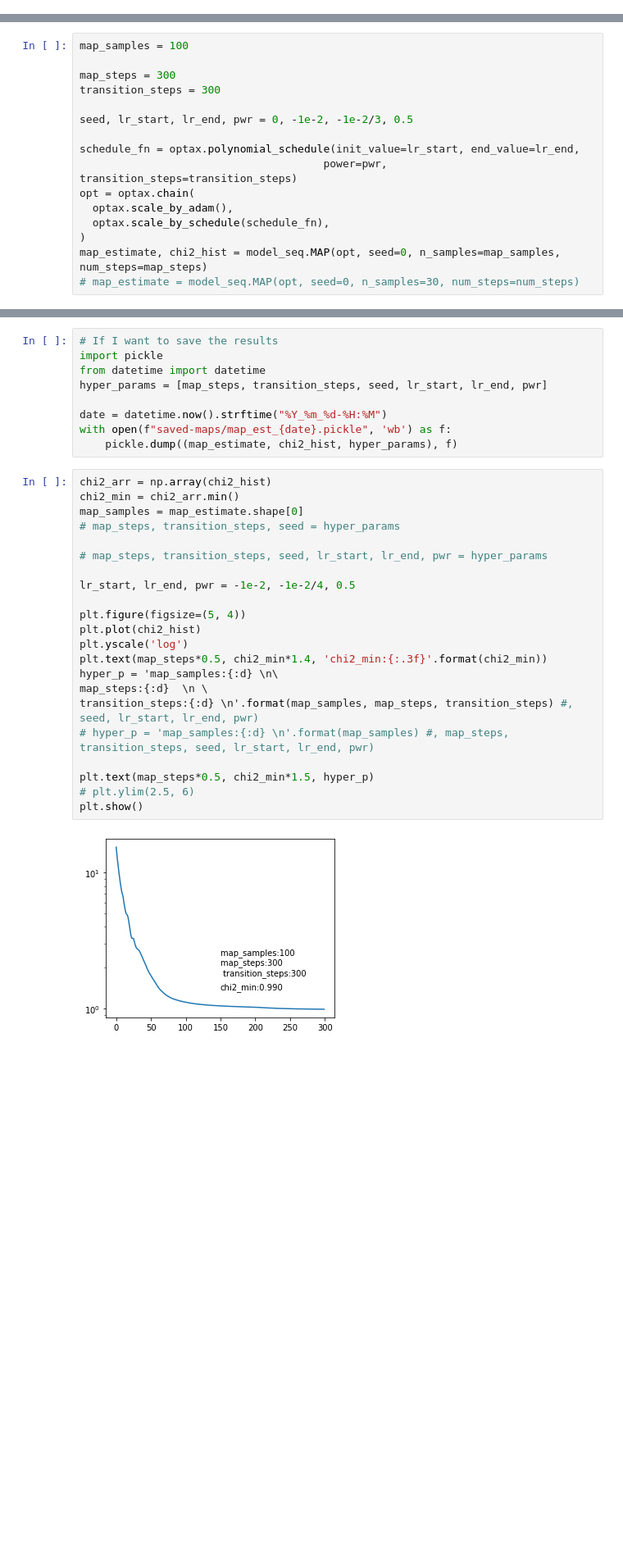
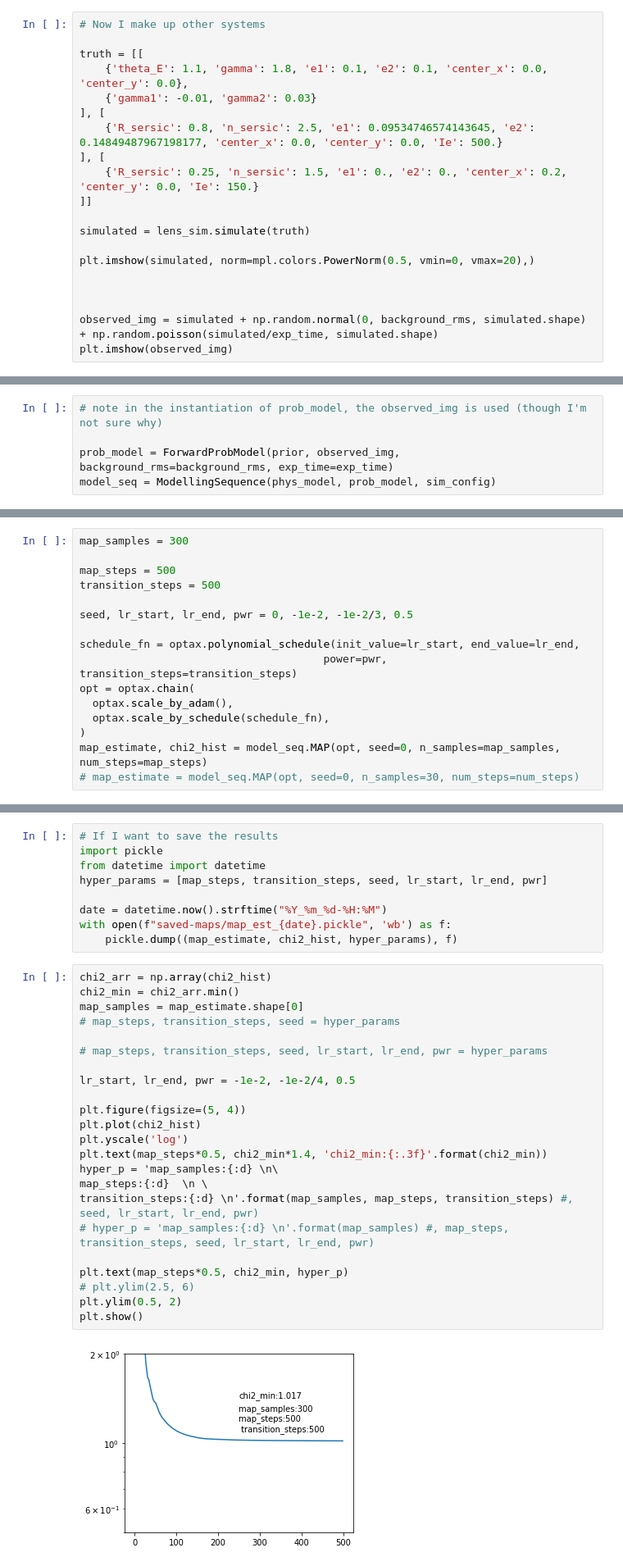
Before and after one commit to giga-lens/gigalens, a Jupyter notebook: jax-demo-dev.ipynb, the cells around one changed output, grey strips where cells are left out. Shown: that part at 82% size. Cells and saved outputs as stored; diff of their text form; blank space fills up the shorter version.

```diff
--- a/jax-demo-dev.ipynb
+++ b/jax-demo-dev.ipynb
@@ -133,0 +169,20 @@ plt.imshow(lens_sim.simulate(truth), norm=mpl.colors.PowerNorm(0.5, vmin=0, vmax
+# %%
+# Now I make up other systems
+
+truth = [[
+    {'theta_E': 1.1, 'gamma': 1.8, 'e1': 0.1, 'e2': 0.1, 'center_x': 0.0, 'center_y': 0.0},
+    {'gamma1': -0.01, 'gamma2': 0.03}
+], [
+    {'R_sersic': 0.8, 'n_sersic': 2.5, 'e1': 0.09534746574143645, 'e2': 0.14849487967198177, 'center_x': 0.0, 'center_y': 0.0, 'Ie': 500.}
+], [
+    {'R_sersic': 0.25, 'n_sersic': 1.5, 'e1': 0., 'e2': 0., 'center_x': 0.2, 'center_y': 0.0, 'Ie': 150.}
+]]
+
+simulated = lens_sim.simulate(truth)
+
+plt.imshow(simulated, norm=mpl.colors.PowerNorm(0.5, vmin=0, vmax=20),)
+
+
+
+observed_img = simulated + np.random.normal(0, background_rms, simulated.shape) + np.random.poisson(simulated/exp_time, simulated.shape)
+plt.imshow(observed_img)
@@ -134 +199,6 @@ plt.imshow(lens_sim.simulate(truth), norm=mpl.colors.PowerNorm(0.5, vmin=0, vmax
+# %%
+# note in the instantiation of prob_model, the observed_img is used (though I'm not sure why)
+
+prob_model = ForwardProbModel(prior, observed_img, background_rms=background_rms, exp_time=exp_time)
+model_seq = ModellingSequence(phys_model, prob_model, sim_config)
 # %%
@@ -153,8 +250,8 @@ Chi-square: 0.9812517
 # %%
-map_samples = 100
+map_samples = 300
 
-map_steps = 300
-transition_steps = 300
+map_steps = 500
+transition_steps = 500
 
 seed, lr_start, lr_end, pwr = 0, -1e-2, -1e-2/3, 0.5
 
@@ -180,27 +277,28 @@ with open(f"saved-maps/map_est_{date}.pickle", 'wb') as f:
 # %%
 chi2_arr = np.array(chi2_hist)
 chi2_min = chi2_arr.min()
 map_samples = map_estimate.shape[0]
 # map_steps, transition_steps, seed = hyper_params
 
 # map_steps, transition_steps, seed, lr_start, lr_end, pwr = hyper_params
 
 lr_start, lr_end, pwr = -1e-2, -1e-2/4, 0.5
 
 plt.figure(figsize=(5, 4))
 plt.plot(chi2_hist)
 plt.yscale('log')
 plt.text(map_steps*0.5, chi2_min*1.4, 'chi2_min:{:.3f}'.format(chi2_min))
 hyper_p = 'map_samples:{:d} \n\
 map_steps:{:d}  \n \
 transition_steps:{:d} \n'.format(map_samples, map_steps, transition_steps) #, seed, lr_start, lr_end, pwr)
 # hyper_p = 'map_samples:{:d} \n'.format(map_samples) #, map_steps, transition_steps, seed, lr_start, lr_end, pwr)
 
-plt.text(map_steps*0.5, chi2_min*1.5, hyper_p)
+plt.text(map_steps*0.5, chi2_min, hyper_p)
 # plt.ylim(2.5, 6)
+plt.ylim(0.5, 2)
 plt.show()
 # %% [output]
-[figure, old version]
+[figure, new version]
 # %%
 lps = prob_model.log_prob(LensSimulator(phys_model, sim_config, bs=map_samples), map_estimate)[0]
 best = map_estimate[jnp.argmax(lps)][jnp.newaxis,:]
```
Also changed, not shown: parts of 24 cells of this notebook.
